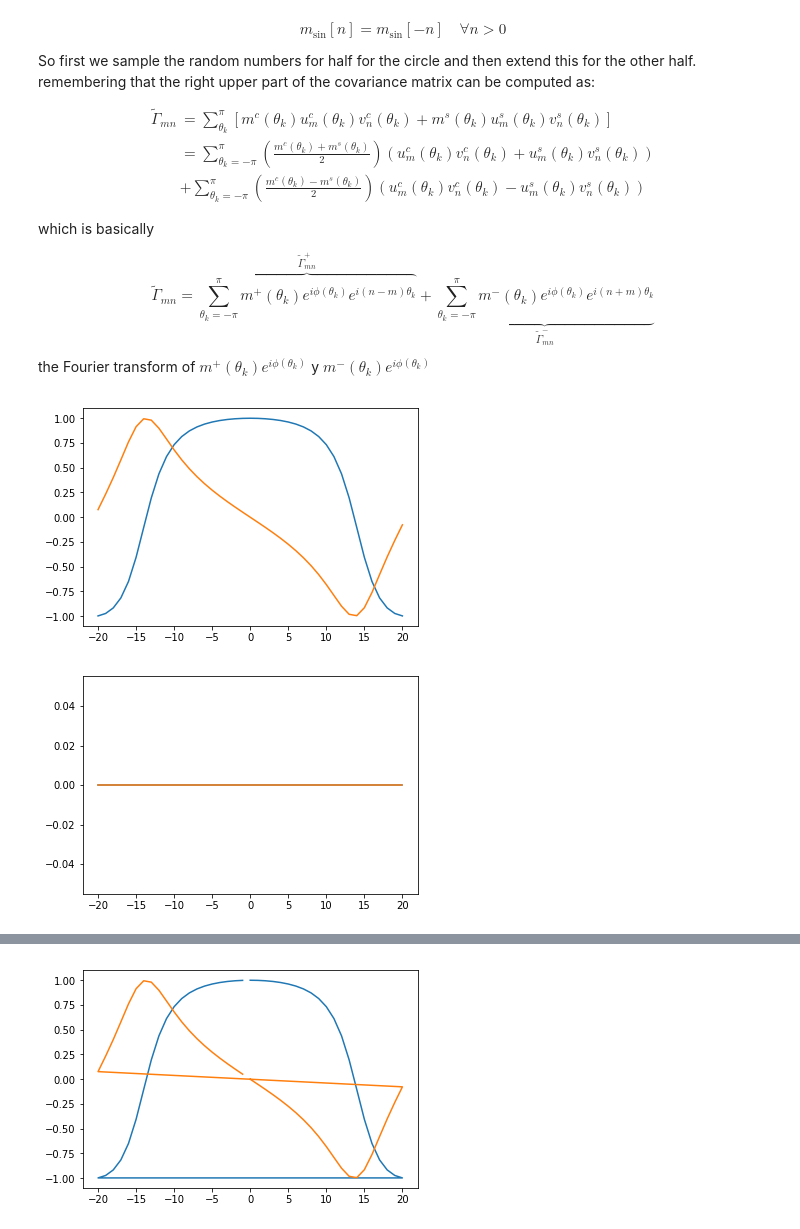
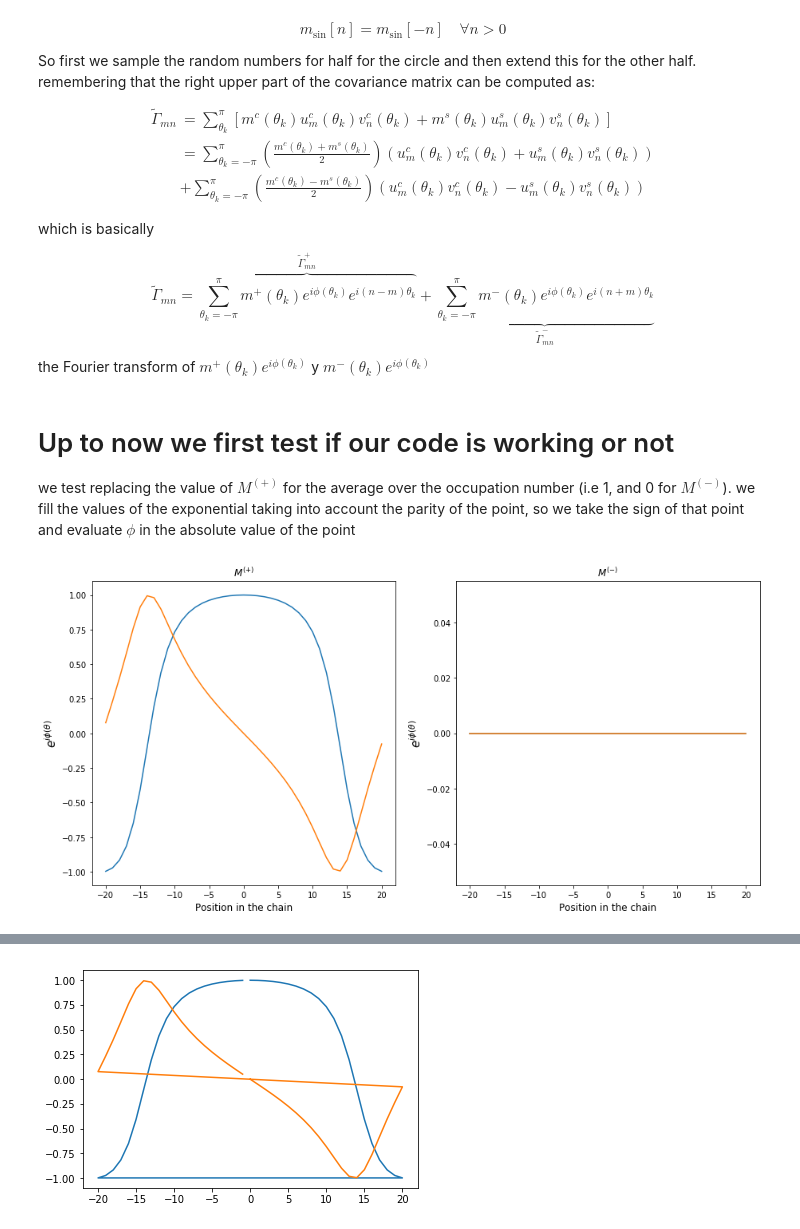
Before and after one commit to jamontanac/Tesis_Master, a Jupyter notebook: XY_model/Fourier_diagonalization/Intento_02_09_19.ipynb, the cells around one changed output, grey strips where cells are left out. Cells and saved outputs as stored; diff of their text form; code cells hidden in the pictures.

```diff
--- a/XY_model/Fourier_diagonalization/Intento_02_09_19.ipynb
+++ b/XY_model/Fourier_diagonalization/Intento_02_09_19.ipynb
@@ -128,26 +127,35 @@ m_cos=np.array(m_cos[1:][::-1]+m_cos)
 m_sin=np.array(m_sin[1:][::-1]+m_sin)
 M_plus=(m_cos+m_sin)*0.5
 M_minous=(m_cos-m_sin)*0.5
+# %% [markdown]
+# Up to now we first test if our code is working or not
+we test replacing the value of $M^{(+)}$ for the average over the occupation number (i.e 1, and 0 for $M^{(-)}$). we fill the values of the exponential taking into account the parity of the point, so we take the sign of that point and evaluate $\phi$ in the absolute value of the point
 # %%
 M_plus=1
 M_minous=0
 x=np.arange(-(N_size-1)/2,(N_size-1)/2+1)
 Mplusband=[np.exp(1.j*np.sign((2.0*np.pi/N_size) * i)*Phi(Gamma,Lambda,np.abs((2.0*np.pi/N_size) * i))) for i in x]
 Mplusband=M_plus*np.array(Mplusband)
-plt.plot(x,Mplusband.real)
-plt.plot(x,Mplusband.imag)
-plt.show()
+Mminousband=[np.exp(1.j*np.sign((2.0*np.pi/N_size) * i)*Phi(Gamma,Lambda,np.abs((2.0*np.pi/N_size) * i))) for i in x]
+Mminousband=M_minous*np.array(Mminousband)
-# %% [output]
-[figure, removed]
-# %%
-x=np.arange(-(N_size-1)/2,(N_size-1)/2+1)
-Mminousband=[np.exp(1.j*np.sign((2.0*np.pi/N_size) * i)*Phi(Gamma,Lambda,np.abs((2.0*np.pi/N_size) * i))) for i in x]
-Mminousband=M_minous*np.array(Mminousband)
-plt.plot(x,(Mminousband).real)
-plt.plot(x,(Mminousband).imag)
-plt.show()
-# %% [output]
-[figure, removed]
+# %%
+x=np.arange(-(N_size-1)/2,(N_size-1)/2+1)
+plt.figure(figsize=(15,7))
+plt.subplot(1,2,1)
+plt.plot(x,Mplusband.real,label="real part")
+plt.plot(x,Mplusband.imag,label="imaginary part")
+plt.title(r"$M^{(+)}$")
+plt.xlabel("Position in the chain",fontsize=12)
+plt.ylabel(r"$e^{i\phi(\theta)}$",fontsize=15)
+plt.subplot(1,2,2)
+plt.plot(x,(Mminousband).real,label="real part")
+plt.plot(x,(Mminousband).imag,label="imaginary part")
+plt.title(r"$M^{(-)}$")
+plt.xlabel("Position in the chain",fontsize=12)
+plt.ylabel(r"$e^{i\phi(\theta)}$",fontsize=15)
+plt.show()
+# %% [output]
+[figure, added]
 # %%
 Mminousband_new=np.roll(Mminousband,-(N_size-1)//2)
 Mplusband_new=np.roll(Mplusband,-(N_size-1)//2)
```
Also changed, not shown: parts of 5 cells of this notebook.
